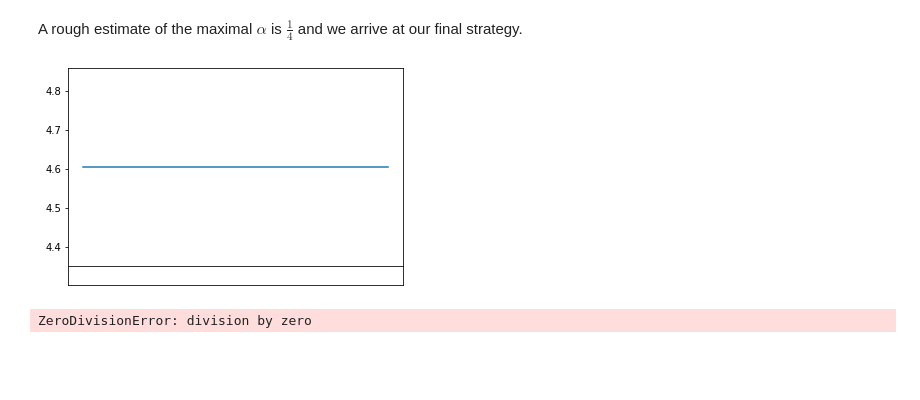
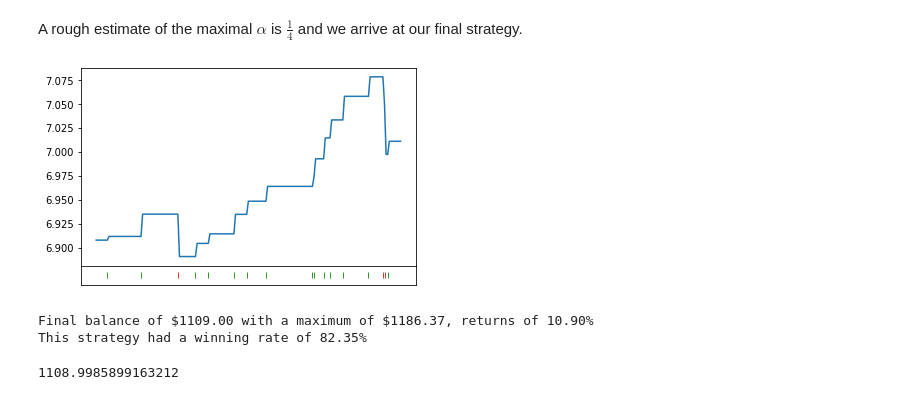
Before and after one commit to nerrma/betting-backtest, a Jupyter notebook: kelly_backtest.ipynb, the cells around one changed output. Drawn from its saved outputs; the diff is of its cells as text; code cells hidden in the pictures; blank space fills up the shorter version.

Commit message:
Update strategy to risk-averse

```diff
--- a/kelly_backtest.ipynb
+++ b/kelly_backtest.ipynb
@@ -207,7 +196,9 @@ plt.plot(factors, bals)
 # %% [markdown]
 A rough estimate of the maximal $\alpha$ is $\frac{1}{4}$ and we arrive at our final strategy.
-# %%
-run_kelly(df, 0.25, True)
-# %% [output]
-[figure, removed]
-ZeroDivisionError: division by zero
+# %%
+run_kelly(df, 1, True)
+# %% [output]
+[figure, added]
+Final balance of $1109.00 with a maximum of $1186.37, returns of 10.90%
+This strategy had a winning rate of 82.35%
+1108.9985899163212
```
Also changed, not shown: parts of 3 cells of this notebook.
